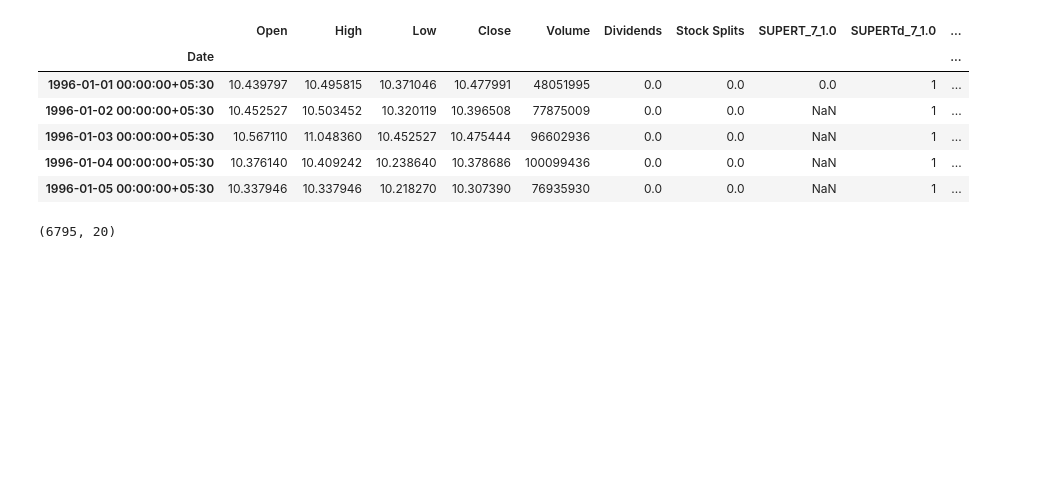
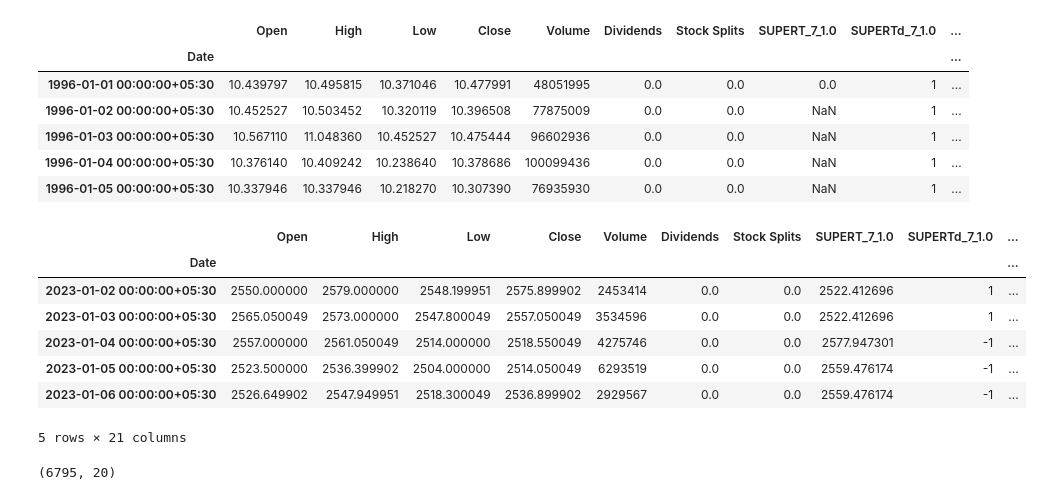
Before and after one commit to Rajathbharadwaj/IAI, a Jupyter notebook: RL Trading/RL Trading-Notebook.ipynb, the cells around one changed output. Saved outputs shown, nothing was run; the diff lists cells and outputs as text; code cells hidden in the pictures; blank space fills up the shorter version.

```diff
--- a/RL Trading/RL Trading-Notebook.ipynb
+++ b/RL Trading/RL Trading-Notebook.ipynb
@@ -52,6 +51,17 @@ df.head()
 | 1996-01-03 00:00:00+05:30 | 10.567110 | 11.048360 | 10.452527 | 10.475444 | 96602936 | 0.0 | 0.0 | NaN | 1 | ... |
 | 1996-01-04 00:00:00+05:30 | 10.376140 | 10.409242 | 10.238640 | 10.378686 | 100099436 | 0.0 | 0.0 | NaN | 1 | ... |
 | 1996-01-05 00:00:00+05:30 | 10.337946 | 10.337946 | 10.218270 | 10.307390 | 76935930 | 0.0 | 0.0 | NaN | 1 | ... |
+# %%
+df.tail()
+# %% [output]
+|  | Open | High | Low | Close | Volume | Dividends | Stock Splits | SUPERT_7_1.0 | SUPERTd_7_1.0 | ... |
+| Date |  |  |  |  |  |  |  |  |  | ... |
+| 2023-01-02 00:00:00+05:30 | 2550.000000 | 2579.000000 | 2548.199951 | 2575.899902 | 2453414 | 0.0 | 0.0 | 2522.412696 | 1 | ... |
+| 2023-01-03 00:00:00+05:30 | 2565.050049 | 2573.000000 | 2547.800049 | 2557.050049 | 3534596 | 0.0 | 0.0 | 2522.412696 | 1 | ... |
+| 2023-01-04 00:00:00+05:30 | 2557.000000 | 2561.050049 | 2514.000000 | 2518.550049 | 4275746 | 0.0 | 0.0 | 2577.947301 | -1 | ... |
+| 2023-01-05 00:00:00+05:30 | 2523.500000 | 2536.399902 | 2504.000000 | 2514.050049 | 6293519 | 0.0 | 0.0 | 2559.476174 | -1 | ... |
+| 2023-01-06 00:00:00+05:30 | 2526.649902 | 2547.949951 | 2518.300049 | 2536.899902 | 2929567 | 0.0 | 0.0 | 2559.476174 | -1 | ... |
+5 rows × 21 columns
 # %%
 df.rename(columns={'close': 'Close', 'open':'Open', 'low':'Low', 'volume':'Volume'}, inplace=True)
 # %%
```
Also changed, not shown: parts of 1 cell of this notebook, 1 other file.
